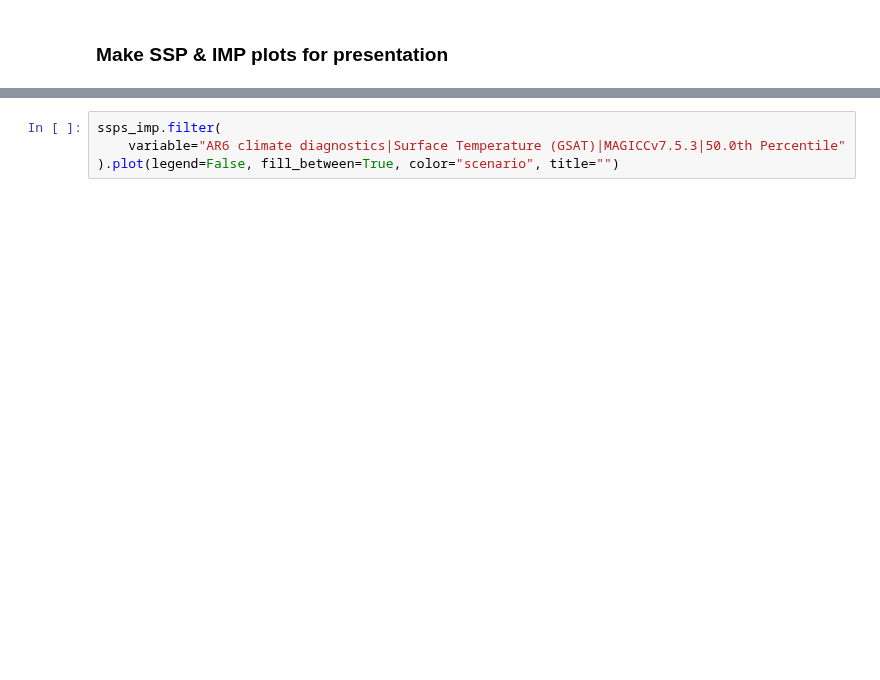
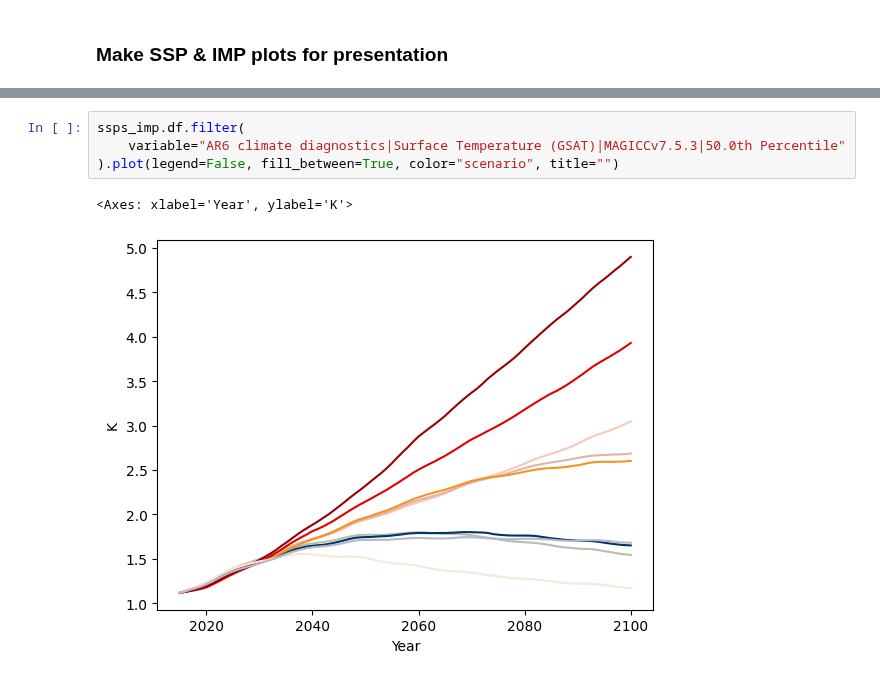
Before and after one commit to iiasa/rime, a Jupyter notebook: rime/pp_combined_example.ipynb, the cells around one changed output, grey strips where cells are left out. Drawn from its saved outputs; the diff is of its cells as text; blank space fills up the shorter version.

```diff
--- a/rime/pp_combined_example.ipynb
+++ b/rime/pp_combined_example.ipynb
@@ -470,4 +561,7 @@ ssps_imp.filter(
 # %%
-ssps_imp.filter(
+ssps_imp.df.filter(
     variable="AR6 climate diagnostics|Surface Temperature (GSAT)|MAGICCv7.5.3|50.0th Percentile"
 ).plot(legend=False, fill_between=True, color="scenario", title="")
+# %% [output]
+<Axes: xlabel='Year', ylabel='K'>
+[figure, added]
```
Also changed, not shown: parts of 34 cells of this notebook, 2 other files.
